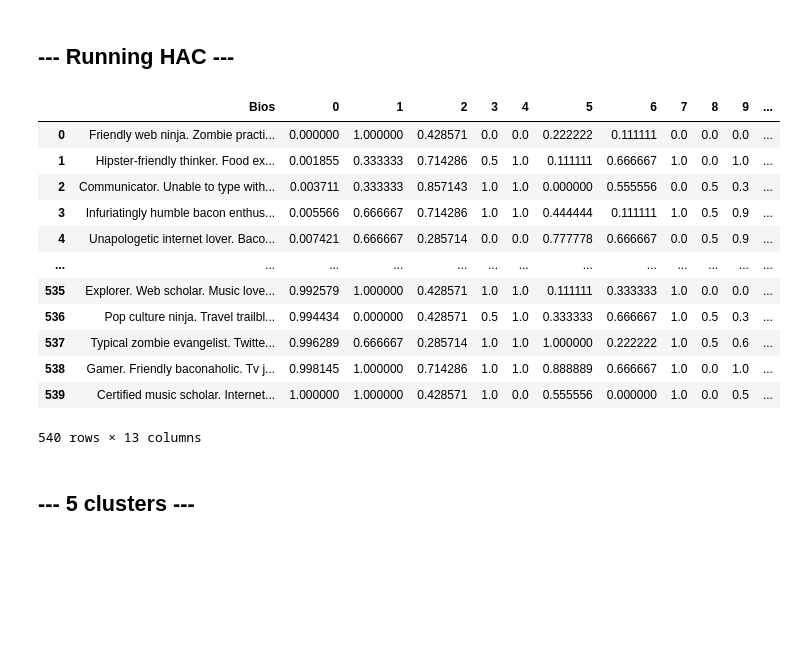
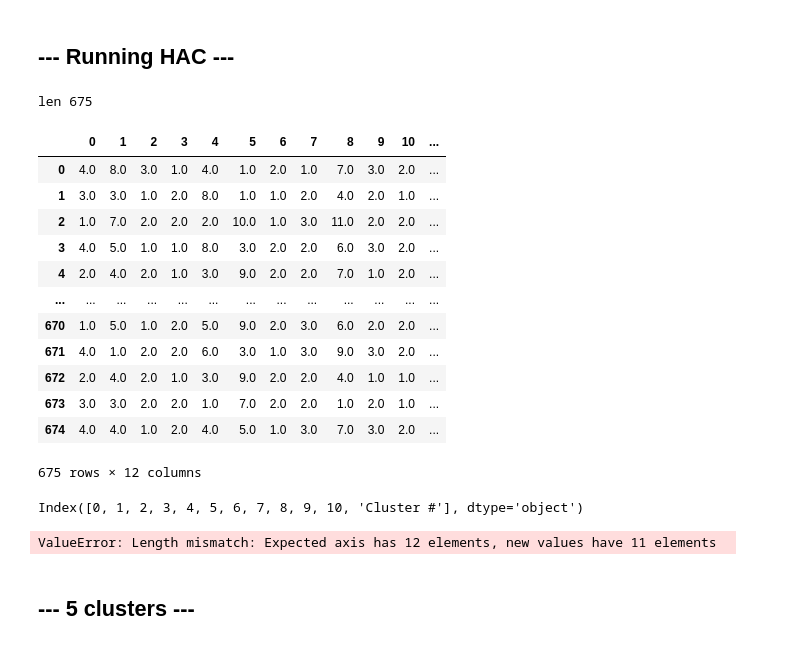
Before and after one commit to seemavora/marketAnalysis, a Jupyter notebook: clusteringAlgorithms/Surabhi/HAC.ipynb, the cells around one changed output. Saved outputs shown, nothing was run; the diff lists cells and outputs as text; code cells hidden in the pictures; blank space fills up the shorter version.

```diff
--- a/clusteringAlgorithms/Surabhi/HAC.ipynb
+++ b/clusteringAlgorithms/Surabhi/HAC.ipynb
@@ -30,3 +43,8 @@ df.head()
 #                                index=df.index))
 
 # df.head()
+# %%
+ss = preprocessing.StandardScaler()
+ss.fit(df2)
+df2 = ss.fit_transform(df2)
+df2 = pd.DataFrame(df2, columns=['Movie_Genres', 'Sports', 'Major_Dept', 'Year', 'Ambition', 'Goals', 'Music', 'Friday_Nights', 'School_balance', 'Social_Style', 'Transfer'])
@@ -40,27 +67,15 @@ for col in df.columns:
     print(col)
 
 # Scaling the categories then replacing the old values
-# df = df[['Bios']].join(
+
+# df = df[['Movie_Genres', 'Sports', 'Major_Dept', 'Year', 'Ambition', 'Goals', 'Music', 'Friday_Nights', 'School_balance', 'Social_Style', 'Transfer']] .join(
 #               pd.DataFrame(
-#           scaler.fit_transform(
-#                                df.drop(columns='Bios',axis=1)),
-#                                index=df.index))
+#           scaler.fit_transform(df.drop(columns=df[['Movie_Genres', 'Sports', 'Major_Dept', 'Year', 'Ambition', 'Goals', 'Music', 'Friday_Nights', 'School_balance', 'Social_Style', 'Transfer']],axis=1))))
+df = pd.DataFrame(ss.fit_transform(df))
 
-df = df[['Bios']] .join(
-              pd.DataFrame(
-          scaler.fit_transform(df.drop(columns=df[['Bios', 'Transfer']],axis=1))))
-
-print('----------------------------------------------------------------------------')
-for col in df.columns:
-    print(col)
-# df = df[['Movie_Genres', 'Sports', 'Major_Dept', 'Year', 'Ambition', 'Goals', 'Music', 'Friday_Nights', 'School_balance', 'Social_Style', 'Transfer', 'Bios']] .join(
-#               pd.DataFrame(
-#           scaler.fit_transform(df.drop(columns=df[['Movie_Genres', 'Sports', 'Major_Dept', 'Year', 'Ambition', 'Goals', 'Music', 'Friday_Nights', 'School_balance', 'Social_Style', 'Transfer', 'Bios']],axis=1))))
-
-# df[['Movie_Genres', 'Sports', 'Major_Dept', 'Year', 'Ambition', 'Goals', 'Music', 'Friday_Nights', 'School_balance', 'Social_Style', 'Transfer']] = scaler.fit_transform(df[['Movie_Genres', 'Sports', 'Major_Dept', 'Year', 'Ambition', 'Goals', 'Music', 'Friday_Nights', 'School_balance', 'Social_Style', 'Transfer']])
-
-
-
-
-df.head()
+# print('----------------------------------------------------------------------------')
+# for col in df.columns:
+#     print(col)
+print(scaler)
+df
 # %% [output]
@@ -143,3 +135,5 @@ zombie
+# %%
+new_df = df
 # %%
 # Importing the library
 from sklearn.decomposition import PCA
@@ -281,36 +291,45 @@ Cluster #     Cluster Score
 # %%
 # Instantiating HAC
 hac = AgglomerativeClustering(n_clusters=19)
 
 # Fitting
 hac.fit(df_pca)
 
-scaler.fit(new_df)
 # Getting cluster assignments
 cluster_assignments = hac.labels_
+print('len', len(cluster_assignments))
 
 # Unscaling the categories then replacing the scaled values
-# df = df[['personal_qualities']].join(pd.DataFrame(scaler.inverse_transform(df.drop('personal_qualities', axis=1)), columns=df.columns[1:], index=df.index))
+df = pd.DataFrame(ss.inverse_transform(df)
 
 # Assigning the clusters to each profile
 df['Cluster #'] = cluster_assignments
 
 # Viewing the dating profiles with cluster assignments
 df
 # %% [output]
+len 675
-|  | Bios | 0 | 1 | 2 | 3 | 4 | 5 | 6 | 7 | 8 | 9 | ... |
-| 0 | Friendly web ninja. Zombie practi... | 0.000000 | 1.000000 | 0.428571 | 0.0 | 0.0 | 0.222222 | 0.111111 | 0.0 | 0.0 | 0.0 | ... |
-| 1 | Hipster-friendly thinker. Food ex... | 0.001855 | 0.333333 | 0.714286 | 0.5 | 1.0 | 0.111111 | 0.666667 | 1.0 | 0.0 | 1.0 | ... |
-| 2 | Communicator. Unable to type with... | 0.003711 | 0.333333 | 0.857143 | 1.0 | 1.0 | 0.000000 | 0.555556 | 0.0 | 0.5 | 0.3 | ... |
-| 3 | Infuriatingly humble bacon enthus... | 0.005566 | 0.666667 | 0.714286 | 1.0 | 1.0 | 0.444444 | 0.111111 | 1.0 | 0.5 | 0.9 | ... |
-| 4 | Unapologetic internet lover. Baco... | 0.007421 | 0.666667 | 0.285714 | 0.0 | 0.0 | 0.777778 | 0.666667 | 0.0 | 0.5 | 0.9 | ... |
+|  | 0 | 1 | 2 | 3 | 4 | 5 | 6 | 7 | 8 | 9 | 10 | ... |
+| 0 | 4.0 | 8.0 | 3.0 | 1.0 | 4.0 | 1.0 | 2.0 | 1.0 | 7.0 | 3.0 | 2.0 | ... |
+| 1 | 3.0 | 3.0 | 1.0 | 2.0 | 8.0 | 1.0 | 1.0 | 2.0 | 4.0 | 2.0 | 1.0 | ... |
+| 2 | 1.0 | 7.0 | 2.0 | 2.0 | 2.0 | 10.0 | 1.0 | 3.0 | 11.0 | 2.0 | 2.0 | ... |
+| 3 | 4.0 | 5.0 | 1.0 | 1.0 | 8.0 | 3.0 | 2.0 | 2.0 | 6.0 | 3.0 | 2.0 | ... |
+| 4 | 2.0 | 4.0 | 2.0 | 1.0 | 3.0 | 9.0 | 2.0 | 2.0 | 7.0 | 1.0 | 2.0 | ... |
 | ... | ... | ... | ... | ... | ... | ... | ... | ... | ... | ... | ... | ... |
-| 535 | Explorer. Web scholar. Music love... | 0.992579 | 1.000000 | 0.428571 | 1.0 | 1.0 | 0.111111 | 0.333333 | 1.0 | 0.0 | 0.0 | ... |
-| 536 | Pop culture ninja. Travel trailbl... | 0.994434 | 0.000000 | 0.428571 | 0.5 | 1.0 | 0.333333 | 0.666667 | 1.0 | 0.5 | 0.3 | ... |
-| 537 | Typical zombie evangelist. Twitte... | 0.996289 | 0.666667 | 0.285714 | 1.0 | 1.0 | 1.000000 | 0.222222 | 1.0 | 0.5 | 0.6 | ... |
-| 538 | Gamer. Friendly baconaholic. Tv j... | 0.998145 | 1.000000 | 0.714286 | 1.0 | 1.0 | 0.888889 | 0.666667 | 1.0 | 0.0 | 1.0 | ... |
-| 539 | Certified music scholar. Internet... | 1.000000 | 1.000000 | 0.428571 | 1.0 | 0.0 | 0.555556 | 0.000000 | 1.0 | 0.0 | 0.5 | ... |
+| 670 | 1.0 | 5.0 | 1.0 | 2.0 | 5.0 | 9.0 | 2.0 | 3.0 | 6.0 | 2.0 | 2.0 | ... |
+| 671 | 4.0 | 1.0 | 2.0 | 2.0 | 6.0 | 3.0 | 1.0 | 3.0 | 9.0 | 3.0 | 2.0 | ... |
+| 672 | 2.0 | 4.0 | 2.0 | 1.0 | 3.0 | 9.0 | 2.0 | 2.0 | 4.0 | 1.0 | 1.0 | ... |
+| 673 | 3.0 | 3.0 | 2.0 | 2.0 | 1.0 | 7.0 | 2.0 | 2.0 | 1.0 | 2.0 | 1.0 | ... |
+| 674 | 4.0 | 4.0 | 1.0 | 2.0 | 4.0 | 5.0 | 1.0 | 3.0 | 7.0 | 3.0 | 2.0 | ... |
-540 rows × 13 columns
+675 rows × 12 columns
+# %%
+print(df.columns)
+df.columns=['Year','Major_Dept','Ambition','Goals','Music','Sports','Friday_Nights','School_balance','Movie_Genres','Social_Style','Transfer']
+
+df.to_csv('surabhi_res.csv')
+# %% [output]
+Index([0, 1, 2, 3, 4, 5, 6, 7, 8, 9, 10, 'Cluster #'], dtype='object')
+ValueError: Length mismatch: Expected axis has 12 elements, new values have 11 elements
 # %% [markdown]
 ## --- 5 clusters ---
 # %%
```
Also changed, not shown: parts of 16 cells of this notebook, 2 other files.
